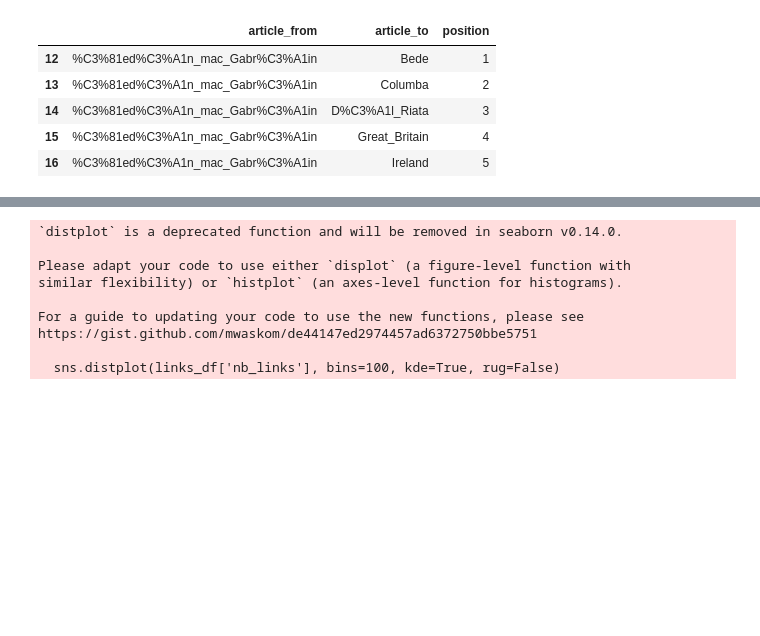
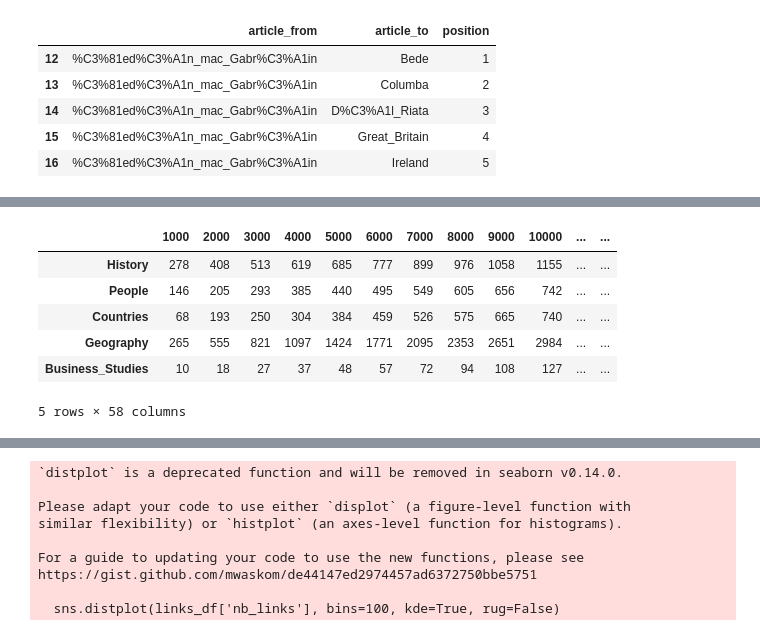
Before and after one commit to epfl-ada/ada-2022-project-groupe53, a Jupyter notebook: youssou_playground.ipynb, the cells around one changed output, grey strips where cells are left out. Cells and saved outputs as stored; diff of their text form; code cells hidden in the pictures; blank space fills up the shorter version.

```diff
--- a/youssou_playground.ipynb
+++ b/youssou_playground.ipynb
@@ -134,0 +261,28 @@ links_df['weight'] = links_df.apply(lambda row: cs_graph.get_weight_of_link(row[
+# %%
+#create a new df with a column for each topic
+# that for each 1000 rows of links_df: put the number of appearance of each topic and store it in the corresponding column
+
+#list of topics
+topics = list(df_topics_cs.index)
+#number of rows in links_df
+nb_rows = links_df.shape[0]
+
+#create a new df with a column for each topic
+df_topics_links = pd.DataFrame(columns=topics)
+
+#iterate over the rows of links_df
+for i in range(0, nb_rows, 1000):
+    #create a new df with a column for each topic
+    df_topics_links_temp = pd.DataFrame(columns=topics)
+    #for each topic
+    for topic in topics:
+        nb_appearance = 0
+        #get the number of appearance of the topic in the 1000 rows
+        nb_appearance += links_df[i:i+1000]['topic_to'].value_counts()[topic] if topic in links_df[i:i+1000]['topic_to'].value_counts() else 0
+        #nb_appearance += links_df[i:i+1000]['topic_from'].value_counts()[topic] if topic in links_df[i:i+1000]['topic_from'].value_counts() else 0
+        #add the number of appearance to the corresponding column
+        df_topics_links_temp[topic] = [nb_appearance]
+    #add the row to the df
+    df_topics_links = df_topics_links.append(df_topics_links_temp)
+
+df_topics_links.head()
@@ -134,0 +296,4 @@ links_df['weight'] = links_df.apply(lambda row: cs_graph.get_weight_of_link(row[
+# %%
+#sum the values of all previous rows for each topic
+df_topics_links = df_topics_links.cumsum(axis=0)
+df_topics_links.head()
@@ -134,0 +307,19 @@ links_df['weight'] = links_df.apply(lambda row: cs_graph.get_weight_of_link(row[
+# %%
+#invert columns and rows
+df_topics_links = df_topics_links.transpose()
+#Set the columns names to the number of rows
+df_topics_links.columns = range(1000, nb_rows+1000, 1000)
+#rename last column to 57461
+df_topics_links = df_topics_links.rename(columns={58000: 57461})
+#add two empty columns in the beginning
+
+
+df_topics_links.head()
+# %% [output]
+|  | 1000 | 2000 | 3000 | 4000 | 5000 | 6000 | 7000 | 8000 | 9000 | 10000 | ... | ... |
+| History | 278 | 408 | 513 | 619 | 685 | 777 | 899 | 976 | 1058 | 1155 | ... | ... |
+| People | 146 | 205 | 293 | 385 | 440 | 495 | 549 | 605 | 656 | 742 | ... | ... |
+| Countries | 68 | 193 | 250 | 304 | 384 | 459 | 526 | 575 | 665 | 740 | ... | ... |
+| Geography | 265 | 555 | 821 | 1097 | 1424 | 1771 | 2095 | 2353 | 2651 | 2984 | ... | ... |
+| Business_Studies | 10 | 18 | 27 | 37 | 48 | 57 | 72 | 94 | 108 | 127 | ... | ... |
+5 rows × 58 columns
```
Also changed, not shown: parts of 29 cells of this notebook.
